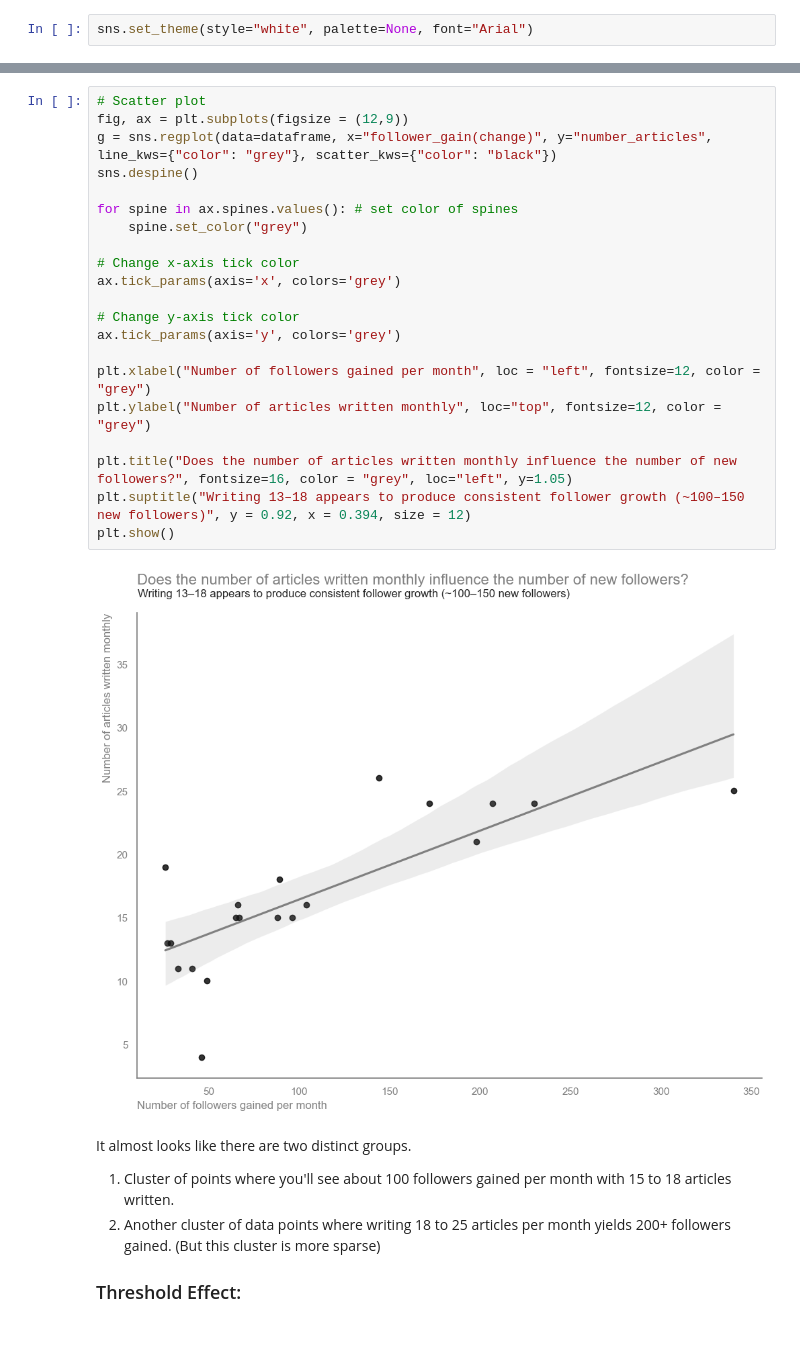
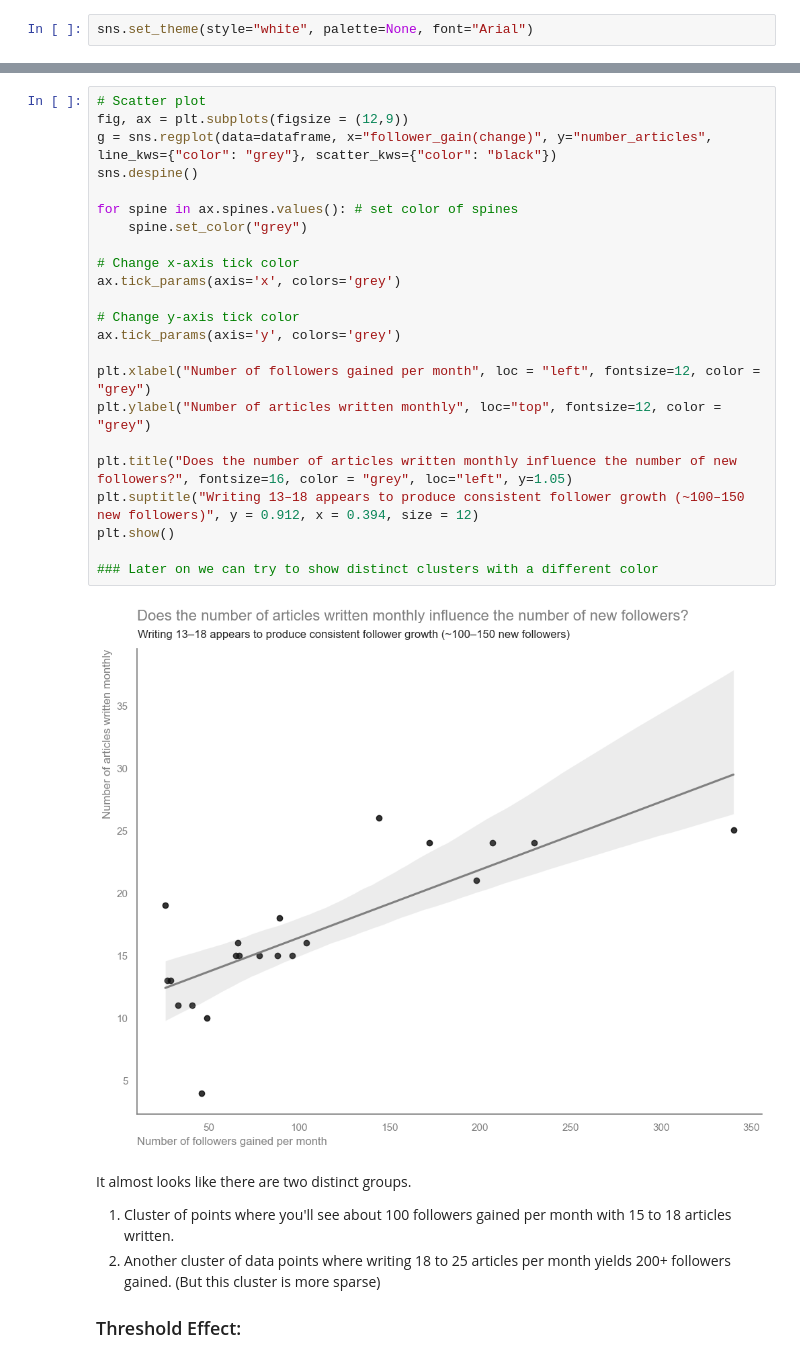
Before and after one commit to paul-trood/medium_earnings, a Jupyter notebook: 02_data_analysis.ipynb, the cells around one changed output, grey strips where cells are left out. Saved outputs shown, nothing was run; the diff lists cells and outputs as text.

```diff
--- a/02_data_analysis.ipynb
+++ b/02_data_analysis.ipynb
@@ -264,26 +268,28 @@ plt.show()
 # %%
 # Scatter plot
 fig, ax = plt.subplots(figsize = (12,9))
 g = sns.regplot(data=dataframe, x="follower_gain(change)", y="number_articles", line_kws={"color": "grey"}, scatter_kws={"color": "black"})
 sns.despine()
 
 for spine in ax.spines.values(): # set color of spines
     spine.set_color("grey")
 
 # Change x-axis tick color
 ax.tick_params(axis='x', colors='grey')
 
 # Change y-axis tick color
 ax.tick_params(axis='y', colors='grey')
 
 plt.xlabel("Number of followers gained per month", loc = "left", fontsize=12, color = "grey")
 plt.ylabel("Number of articles written monthly", loc="top", fontsize=12, color = "grey")
 
 plt.title("Does the number of articles written monthly influence the number of new followers?", fontsize=16, color = "grey", loc="left", y=1.05)
-plt.suptitle("Writing 13–18 appears to produce consistent follower growth (~100–150 new followers)", y = 0.92, x = 0.394, size = 12)
+plt.suptitle("Writing 13–18 appears to produce consistent follower growth (~100–150 new followers)", y = 0.912, x = 0.394, size = 12)
 plt.show()
+
+### Later on we can try to show distinct clusters with a different color
 # %% [output]
-[figure, old version]
+[figure, new version]
 # %% [markdown]
 It almost looks like there are two distinct groups.
 1. Cluster of points where you'll see about 100 followers gained per month with 15 to 18 articles written.
```
Also changed, not shown: parts of 10 cells of this notebook, 4 other files.
